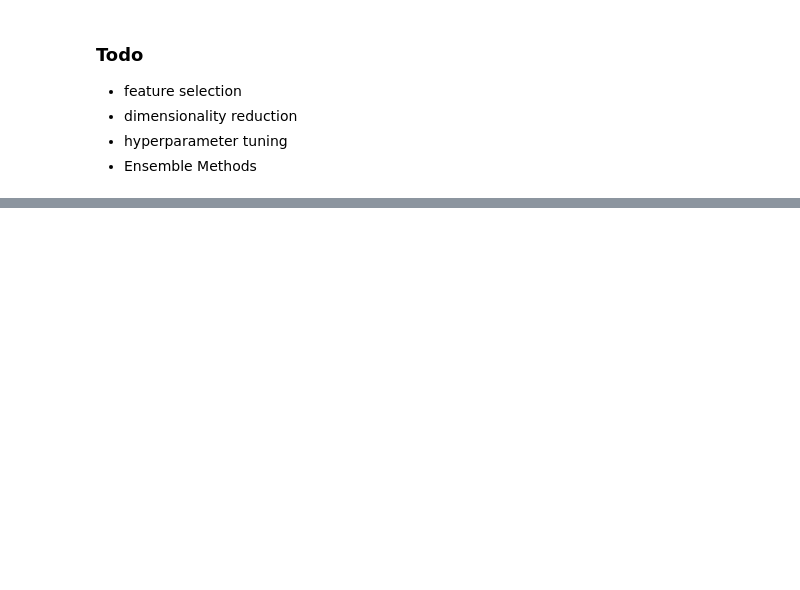
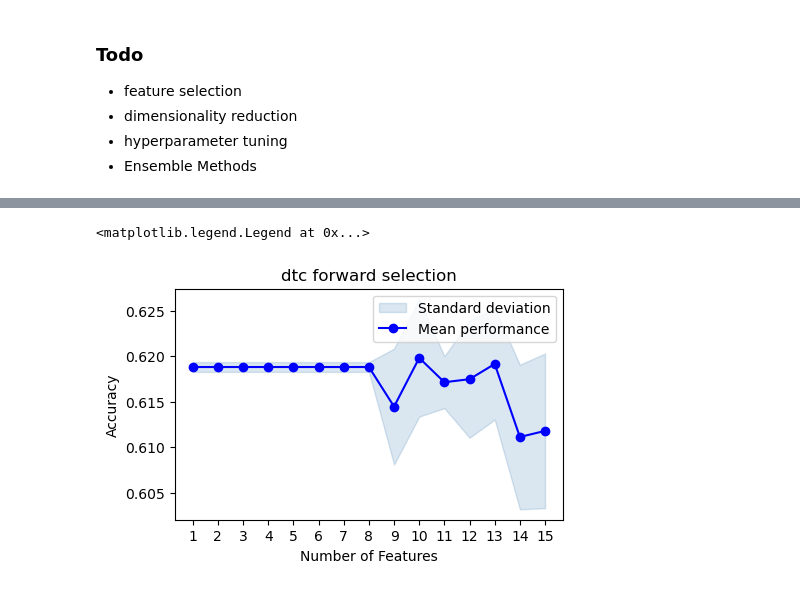
Before and after one commit to Rampenator/dsb, a Jupyter notebook: Rasmus.ipynb, the cells around one changed output, grey strips where cells are left out. Cells and saved outputs as stored; diff of their text form; code cells hidden in the pictures; blank space fills up the shorter version.

```diff
--- a/Rasmus.ipynb
+++ b/Rasmus.ipynb
@@ -200,0 +328,7 @@ rp.plot_multi_bar_graph([accs, accs_smote, accs_drop], ["Original", "SMOTE", "Dr
+# %%
+plot_sfs(dtc_sfs.get_metric_dict(), ylabel="Accuracy", figsize=(5,3))
+plt.title("dtc forward selection")
+plt.legend(["Standard deviation", "Mean performance"])
+# %% [output]
+<matplotlib.legend.Legend at 0x...>
+[figure, added]
```
Also changed, not shown: parts of 18 cells of this notebook.
